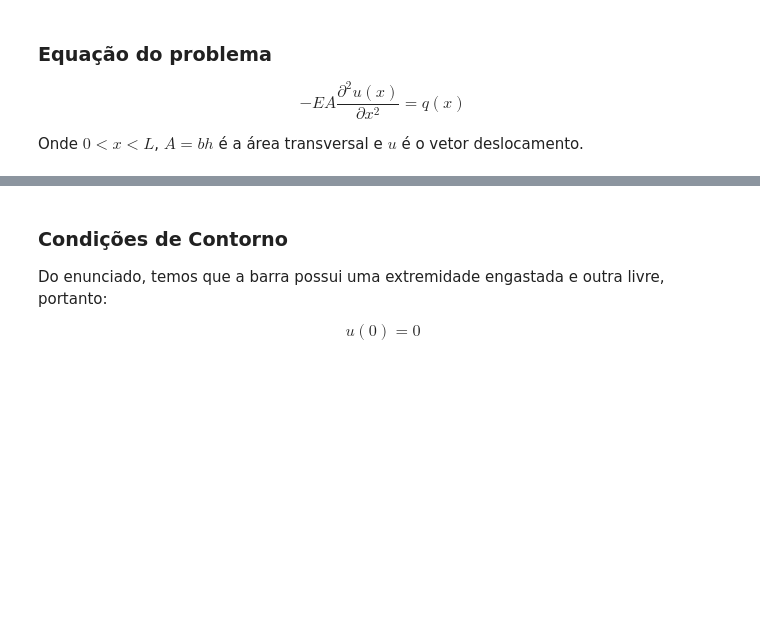
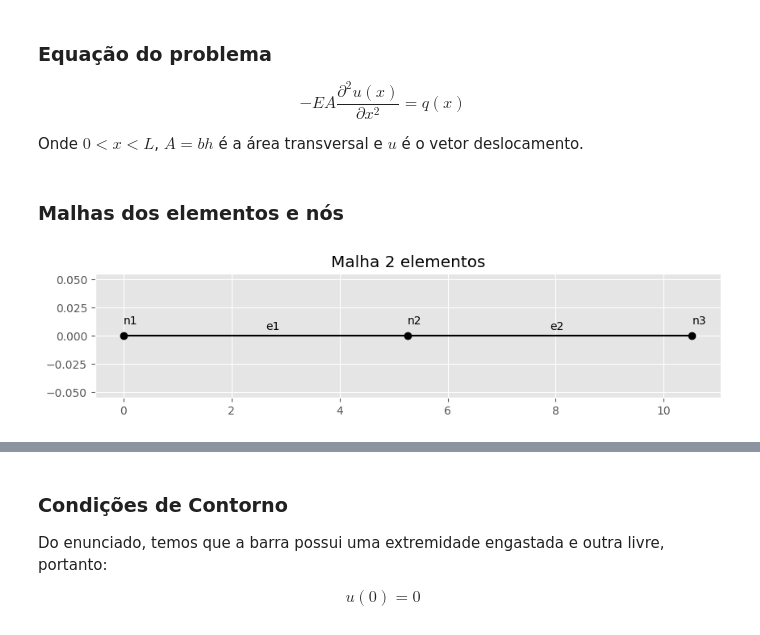
Before and after one commit to antoniomedeiros1/MAC008-Lista-1, a Jupyter notebook: 03-Exercicio3.ipynb, the cells around one changed output, grey strips where cells are left out. Cells and saved outputs as stored; diff of their text form; code cells hidden in the pictures; blank space fills up the shorter version.

```diff
--- a/03-Exercicio3.ipynb
+++ b/03-Exercicio3.ipynb
@@ -37,3 +37,23 @@ $$
 $$
 
 Onde $0 < x < L$, $A = bh$ é a área transversal e $u$ é o vetor deslocamento.
+# %% [markdown]
+### Malhas dos elementos e nós
+# %%
+from matplotlib import pyplot as plt
+T = 20/19
+L = 10 * T
+plt.figure(figsize=(10,2))
+plt.plot([i*L/2 for i in range(3)],
+         [0 for i in range(3)],
+         '-o',
+         color='black'
+)
+for i in range(2):
+    plt.annotate(f'n{i+1}', (i*L/2,0.01))
+    plt.annotate(f'e{i+1}', (i*L/2 + L/4,0.005))
+plt.annotate('n3', (L, 0.01))
+plt.title('Malha 2 elementos')
+plt.show()
+# %% [output]
+[figure, added]
```
Also changed, not shown: parts of 6 cells of this notebook.
